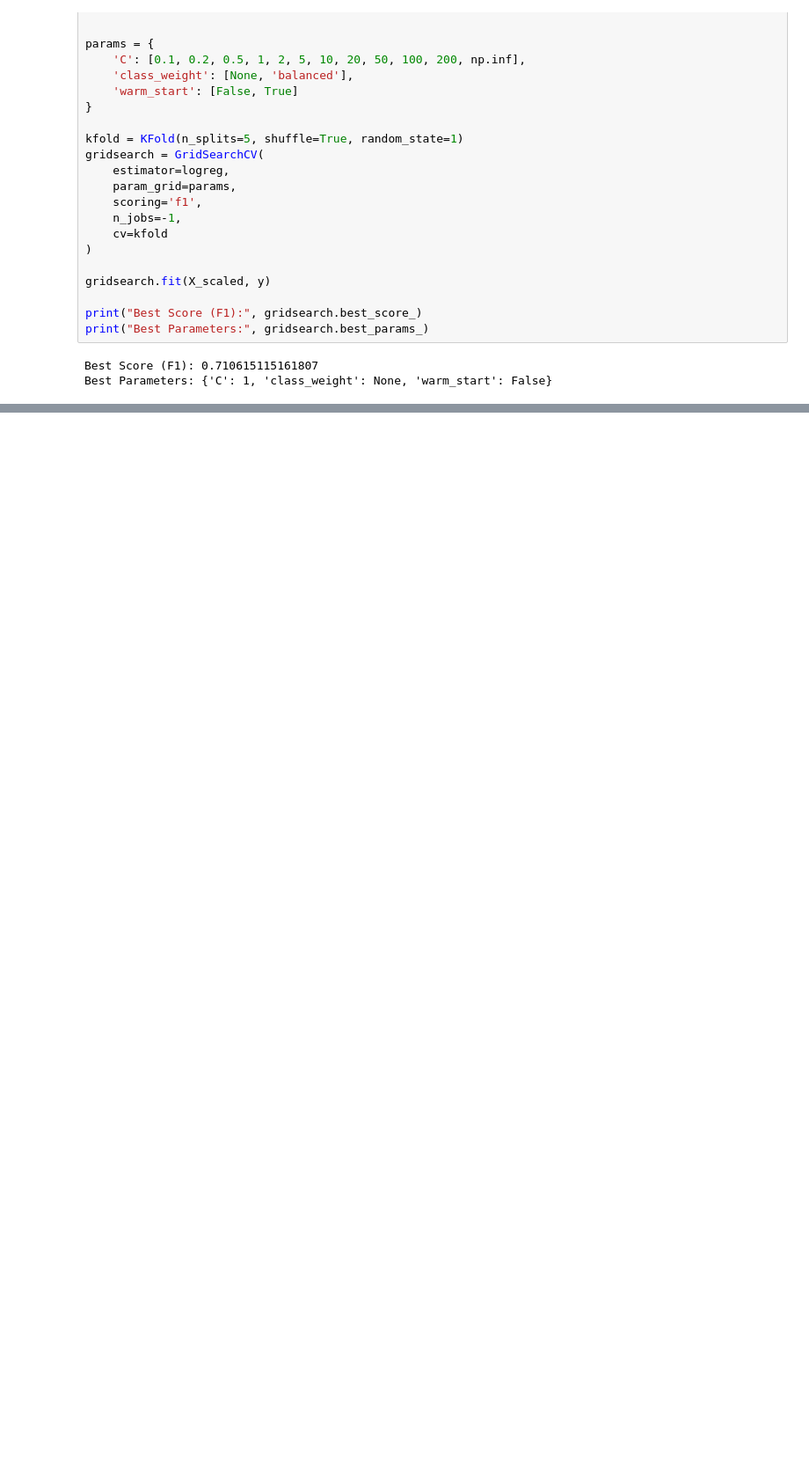
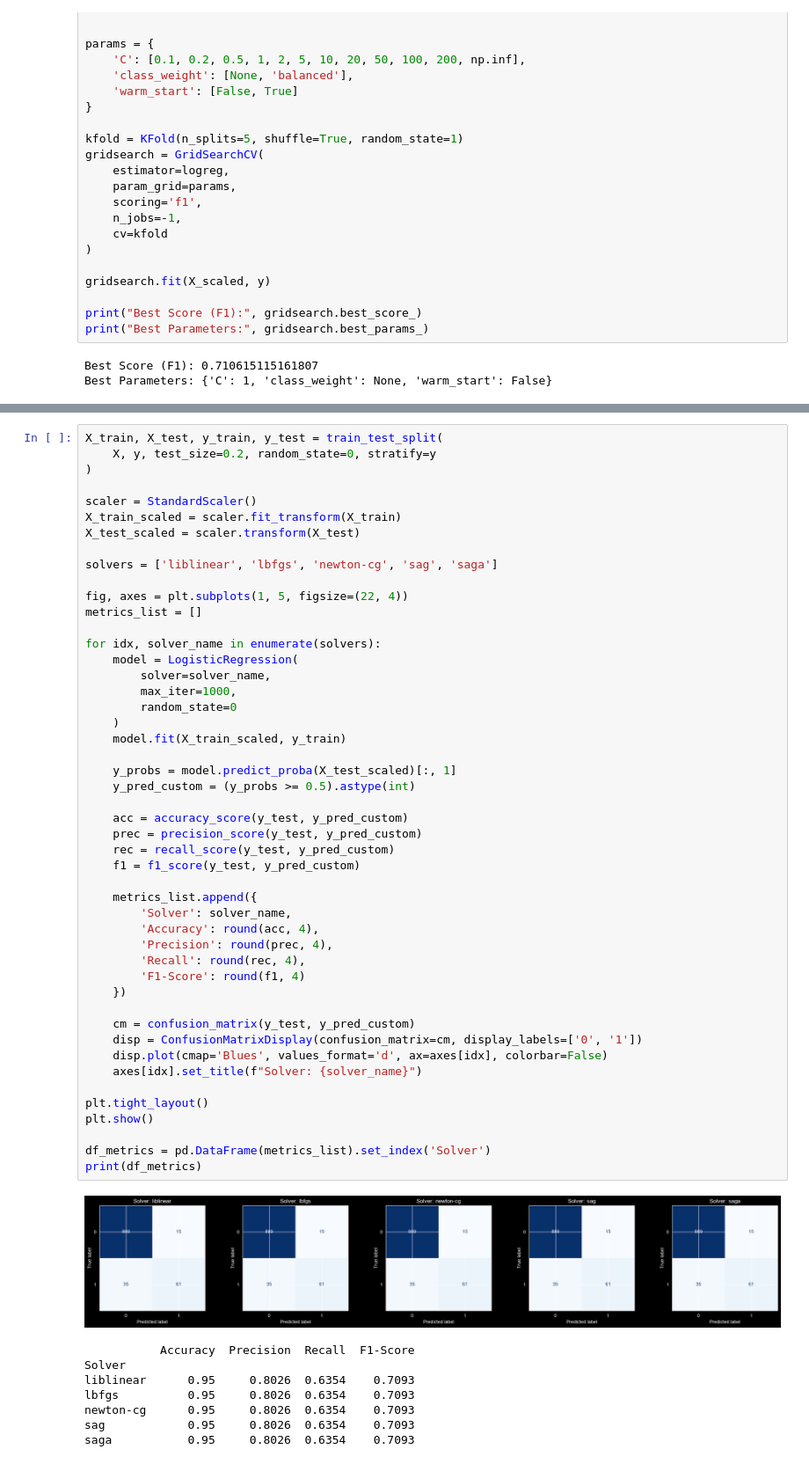
Before and after one commit to MHDadkhah172/MLDailyProject, a Jupyter notebook: 03_loan _modelling/notebooks/model_training.ipynb, the cells around one changed output, grey strips where cells are left out. Shown at 88% size. Cells and saved outputs as stored; diff of their text form; blank space fills up the shorter version.

```diff
--- a/03_loan _modelling/notebooks/model_training.ipynb
+++ b/03_loan _modelling/notebooks/model_training.ipynb
@@ -166,0 +199,57 @@ Best Parameters: {'C': 1, 'class_weight': None, 'warm_start': False}
+# %%
+X_train, X_test, y_train, y_test = train_test_split(
+    X, y, test_size=0.2, random_state=0, stratify=y
+)
+
+scaler = StandardScaler()
+X_train_scaled = scaler.fit_transform(X_train)
+X_test_scaled = scaler.transform(X_test)
+
+solvers = ['liblinear', 'lbfgs', 'newton-cg', 'sag', 'saga']
+
+fig, axes = plt.subplots(1, 5, figsize=(22, 4))
+metrics_list = []
+
+for idx, solver_name in enumerate(solvers):
+    model = LogisticRegression(
+        solver=solver_name,
+        max_iter=1000,
+        random_state=0
+    )
+    model.fit(X_train_scaled, y_train)
+
+    y_probs = model.predict_proba(X_test_scaled)[:, 1]
+    y_pred_custom = (y_probs >= 0.5).astype(int)
+
+    acc = accuracy_score(y_test, y_pred_custom)
+    prec = precision_score(y_test, y_pred_custom)
+    rec = recall_score(y_test, y_pred_custom)
+    f1 = f1_score(y_test, y_pred_custom)
+
+    metrics_list.append({
+        'Solver': solver_name,
+        'Accuracy': round(acc, 4),
+        'Precision': round(prec, 4),
+        'Recall': round(rec, 4),
+        'F1-Score': round(f1, 4)
+    })
+
+    cm = confusion_matrix(y_test, y_pred_custom)
+    disp = ConfusionMatrixDisplay(confusion_matrix=cm, display_labels=['0', '1'])
+    disp.plot(cmap='Blues', values_format='d', ax=axes[idx], colorbar=False)
+    axes[idx].set_title(f"Solver: {solver_name}")
+
+plt.tight_layout()
+plt.show()
+
+df_metrics = pd.DataFrame(metrics_list).set_index('Solver')
+print(df_metrics)
+# %% [output]
+[figure, added]
+           Accuracy  Precision  Recall  F1-Score
+Solver
+liblinear      0.95     0.8026  0.6354    0.7093
+lbfgs          0.95     0.8026  0.6354    0.7093
+newton-cg      0.95     0.8026  0.6354    0.7093
+sag            0.95     0.8026  0.6354    0.7093
+saga           0.95     0.8026  0.6354    0.7093
```
Also changed, not shown: parts of 2 cells of this notebook.
